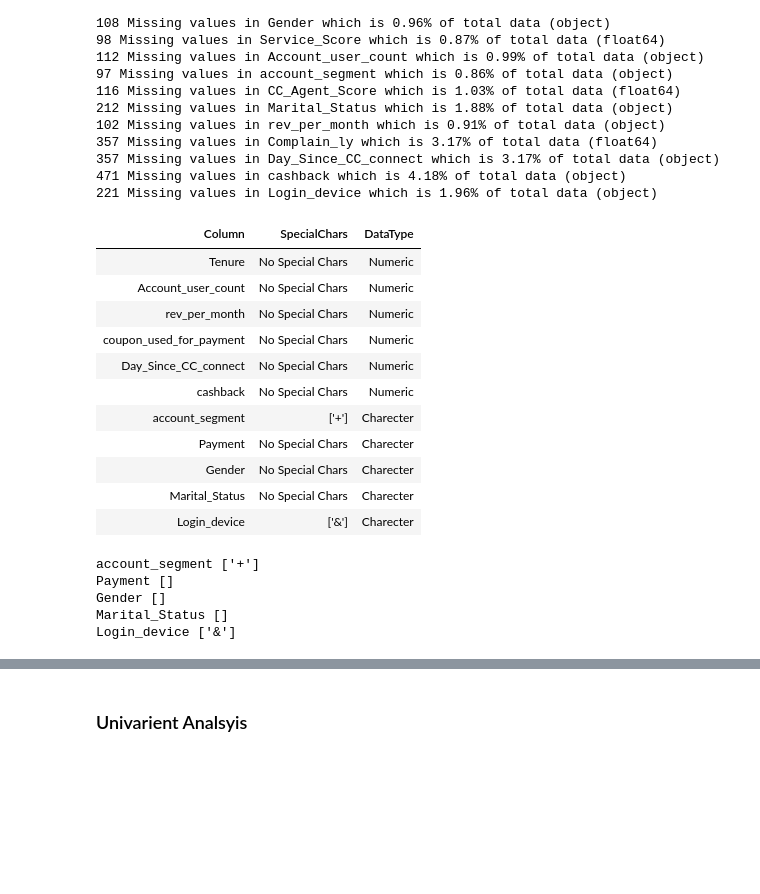
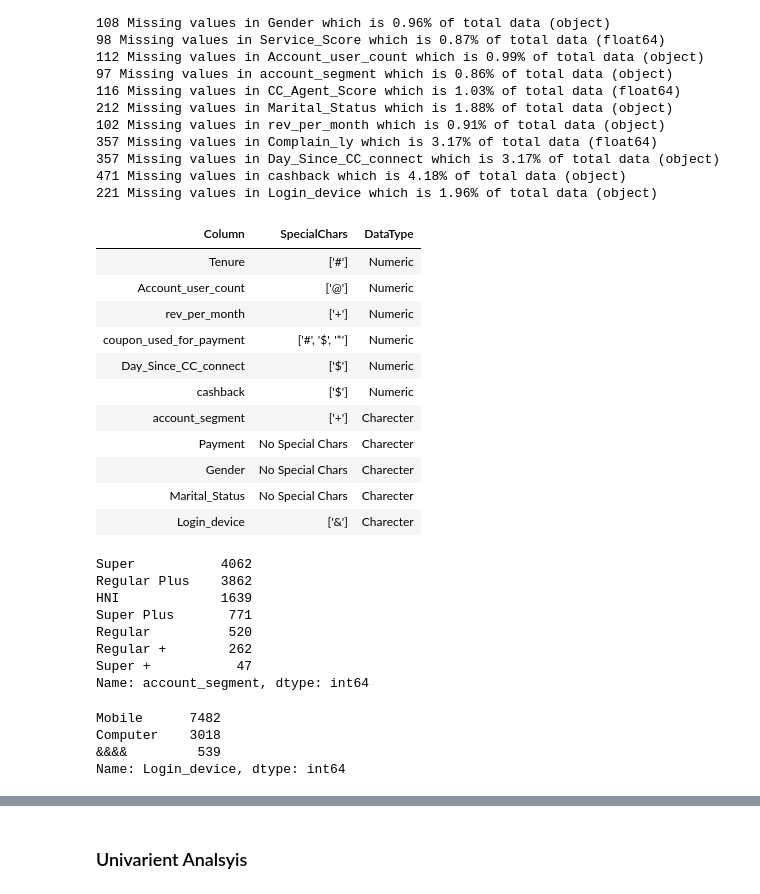
Before and after one commit to psiva2019/CustmerChurn, a Jupyter notebook: CustumerChurn.ipynb, the cells around one changed output, grey strips where cells are left out. Saved outputs shown, nothing was run; the diff lists cells and outputs as text; code cells hidden in the pictures; blank space fills up the shorter version.

```diff
--- a/CustumerChurn.ipynb
+++ b/CustumerChurn.ipynb
@@ -142,58 +156,36 @@ def check_sp_sub(col,type):
-# %%
-def check_sp(Vars,fixit,data_df):
-  tot = len(Vars['num'])+len(Vars['chars'])
-
-  s = [[None for j in range(3)] for i in range(tot)]
-  i=0
-  for type_var in Vars:
-    for var in Vars[type_var]:
-      livars=[]
-      li=data_df[var].unique()
-      if(type_var=='num'):
-        livars = list(filter(lambda x: (str(x).replace('.','').isdigit()!=True and str(x)!='nan'),li))
-        if(fixit==True):
-          for k in livars:
-            data_df[var].replace(k,np.nan,inplace=True)
-      else:
-        li1 = list(filter(lambda x: (str(x).replace(' ','').isalpha()!=True and str(x)!='nan'),li))
-        pattern = r'\W'
-
-        li2 = []
-        for j in li1:
-          find = re.compile(pattern)
-          ff = find.findall(j.replace(' ',''))[0]
-          li2.append(ff)
-        livars = list(set(li2))
-        if(fixit==True):
-          print(var,livars)
-      s[i][0] = var
-      s[i][1] = livars if(livars!=[]) else 'No Special Chars'
-      s[i][2] = 'Numeric' if(type_var=='num') else 'Charecter'
-      i=i+1
-  rdf = pd.DataFrame(data=s,columns=['Column','SpecialChars','DataType'])
-  return(rdf)
 # %%
 Vars = {'num': ['Tenure','Account_user_count','rev_per_month','coupon_used_for_payment','Day_Since_CC_connect','cashback'],'chars':['account_segment','Payment','Gender','Marital_Status','Login_device'] }
 
-
-spdf = check_sp(Vars,False,df)
+spdf = check_sp(Vars,True,df)
 display_dataframe(spdf)
-spdf = check_sp(Vars,True,df)
 # %% [output]
 | Column | SpecialChars | DataType |
-| Tenure | No Special Chars | Numeric |
-| Account_user_count | No Special Chars | Numeric |
-| rev_per_month | No Special Chars | Numeric |
-| coupon_used_for_payment | No Special Chars | Numeric |
-| Day_Since_CC_connect | No Special Chars | Numeric |
-| cashback | No Special Chars | Numeric |
+| Tenure | ['#'] | Numeric |
+| Account_user_count | ['@'] | Numeric |
+| rev_per_month | ['+'] | Numeric |
+| coupon_used_for_payment | ['#', '$', '*'] | Numeric |
+| Day_Since_CC_connect | ['$'] | Numeric |
+| cashback | ['$'] | Numeric |
 | account_segment | ['+'] | Charecter |
 | Payment | No Special Chars | Charecter |
 | Gender | No Special Chars | Charecter |
 | Marital_Status | No Special Chars | Charecter |
 | Login_device | ['&'] | Charecter |
-account_segment ['+']
-Payment []
-Gender []
-Marital_Status []
-Login_device ['&']
+# %%
+df['account_segment'].value_counts()
+# %% [output]
+Super           4062
+Regular Plus    3862
+HNI             1639
+Super Plus       771
+Regular          520
+Regular +        262
+Super +           47
+Name: account_segment, dtype: int64
+# %%
+df['Login_device'].value_counts()
+# %% [output]
+Mobile      7482
+Computer    3018
+&&&&         539
+Name: Login_device, dtype: int64
```
Also changed, not shown: parts of 6 cells of this notebook.
